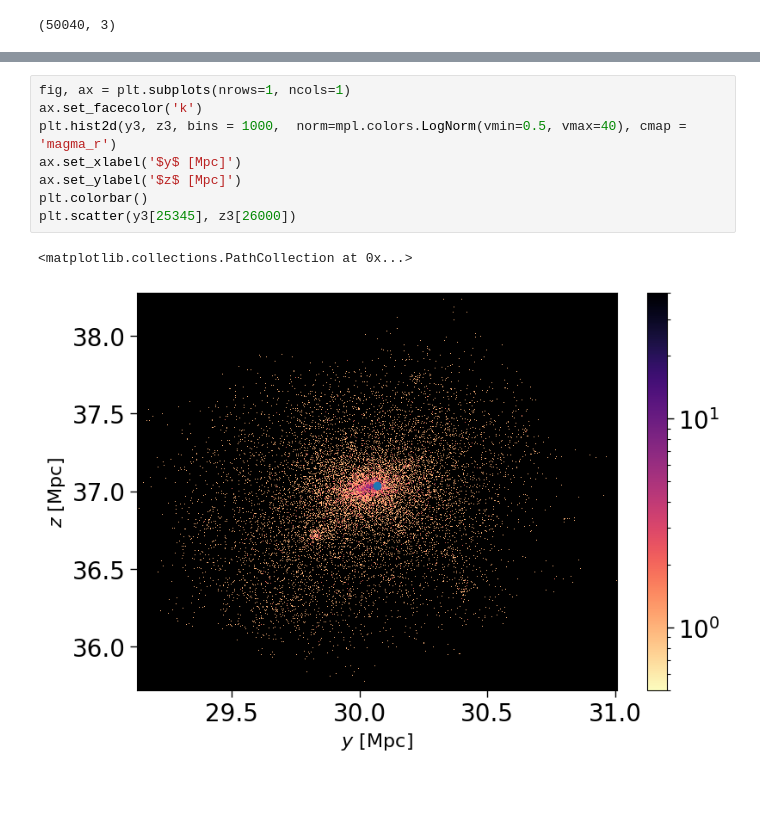
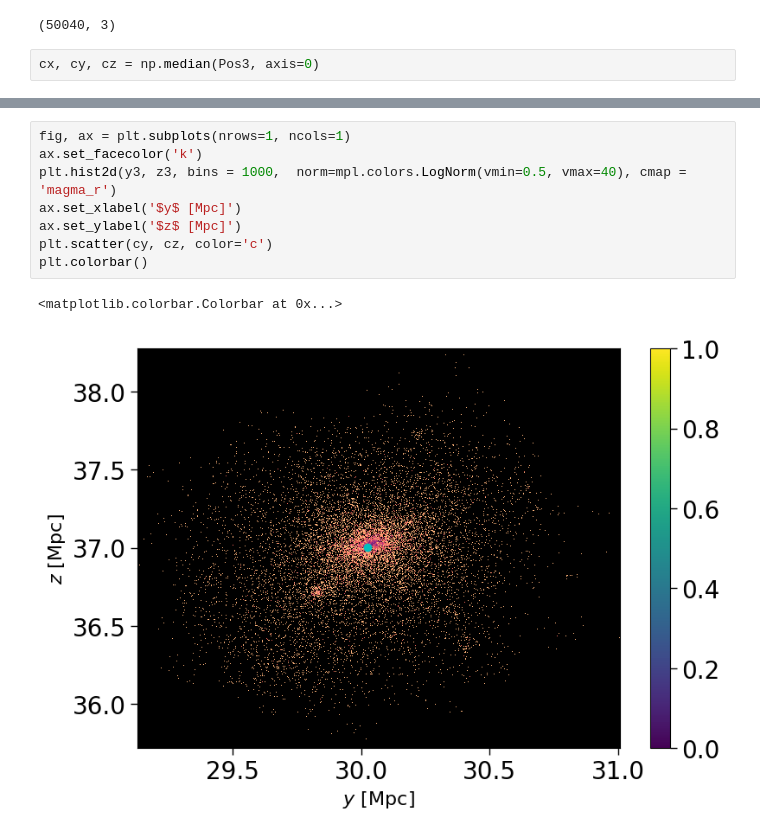
Before and after one commit to malinadesai/astroII_numproj, a Jupyter notebook: fof.ipynb, the cells around one changed output, grey strips where cells are left out. Cells and saved outputs as stored; diff of their text form; blank space fills up the shorter version.

```diff
--- a/fof.ipynb
+++ b/fof.ipynb
@@ -234,6 +237,8 @@ z3=Pos3[:, 2]
 Pos3.shape
 # %% [output]
 (50040, 3)
+# %%
+cx, cy, cz = np.median(Pos3, axis=0)
 # %%
 fig, ax = plt.subplots(nrows=1, ncols=1)
 ax.set_facecolor('k')
@@ -248,14 +254,14 @@ plt.scatter(x3[26000], y3[25345])
 # %%
 fig, ax = plt.subplots(nrows=1, ncols=1)
 ax.set_facecolor('k')
 plt.hist2d(y3, z3, bins = 1000,  norm=mpl.colors.LogNorm(vmin=0.5, vmax=40), cmap = 'magma_r')
 ax.set_xlabel('$y$ [Mpc]')
 ax.set_ylabel('$z$ [Mpc]')
+plt.scatter(cy, cz, color='c')
 plt.colorbar()
-plt.scatter(y3[25345], z3[26000])
 # %% [output]
-<matplotlib.collections.PathCollection at 0x...>
+<matplotlib.colorbar.Colorbar at 0x...>
-[figure, old version]
+[figure, new version]
 # %%
 fig, ax = plt.subplots(nrows=1, ncols=1)
 ax.set_facecolor('k')
```
Also changed, not shown: parts of 15 cells of this notebook, 3 other files.
